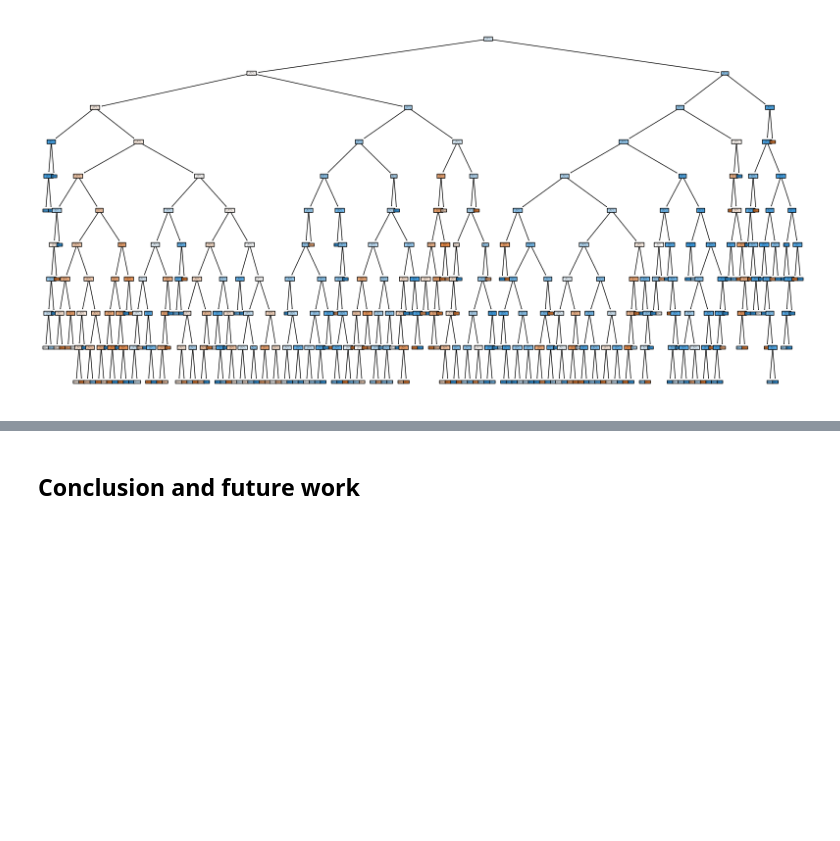
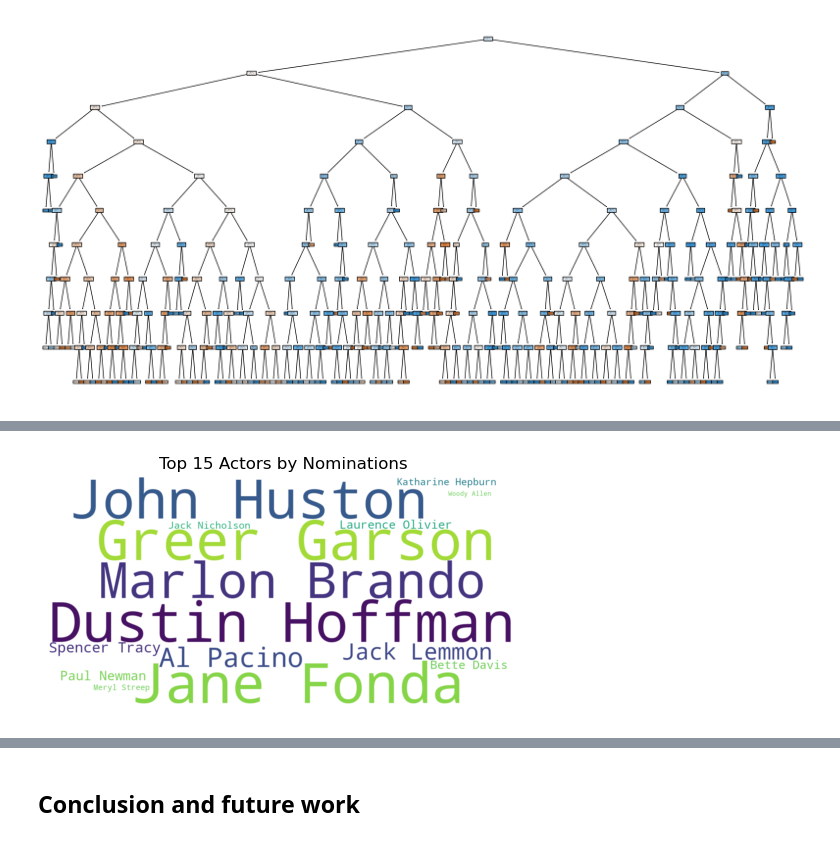
Before and after one commit to epfl-ada/ada-2023-project-dromadaire, a Jupyter notebook: P3_final.ipynb, the cells around one changed output, grey strips where cells are left out. Drawn from its saved outputs; the diff is of its cells as text; code cells hidden in the pictures; blank space fills up the shorter version.

```diff
--- a/P3_final.ipynb
+++ b/P3_final.ipynb
@@ -1259,0 +1354,14 @@ plt.show()
+# %%
+# Set up matplotlib figure and axes
+plt.figure(figsize=(5, 5))
+
+# Plot word cloud for connections
+plt.imshow(wc_nominations, interpolation="bilinear")
+plt.title('Top 15 Actors by Nominations')
+plt.axis("off")
+
+# Adjust layout and show the plot
+plt.tight_layout()
+plt.show()
+# %% [output]
+[figure, added]
```
Also changed, not shown: parts of 9 cells of this notebook.
